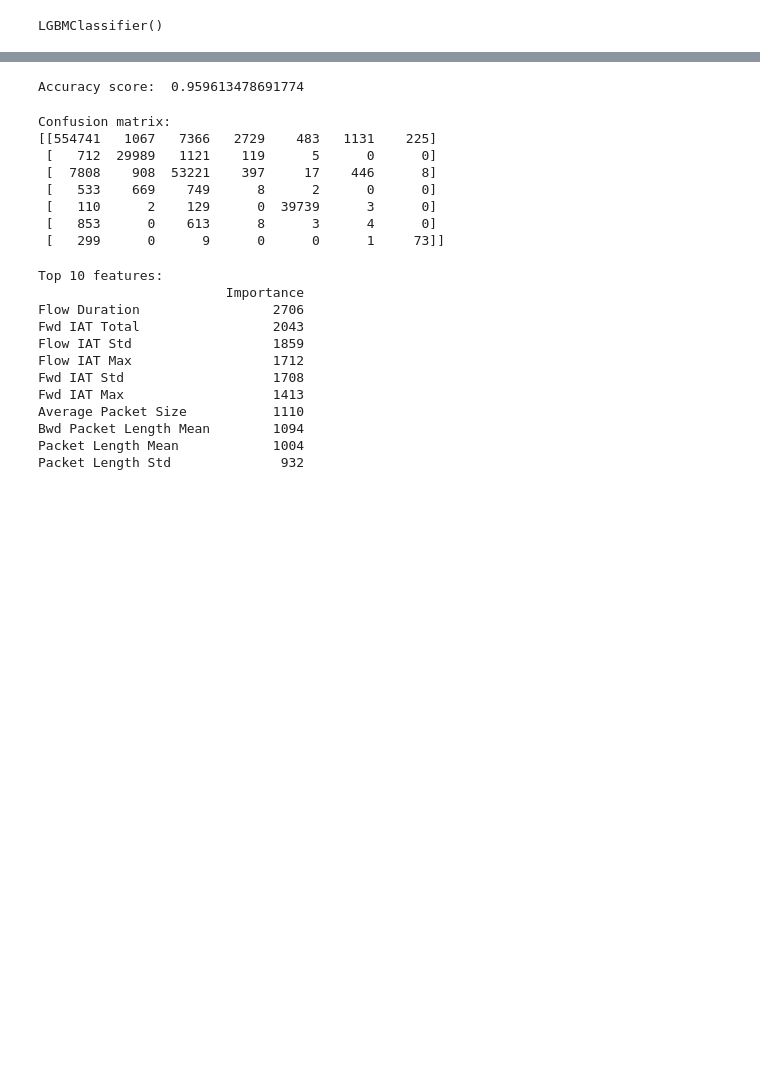
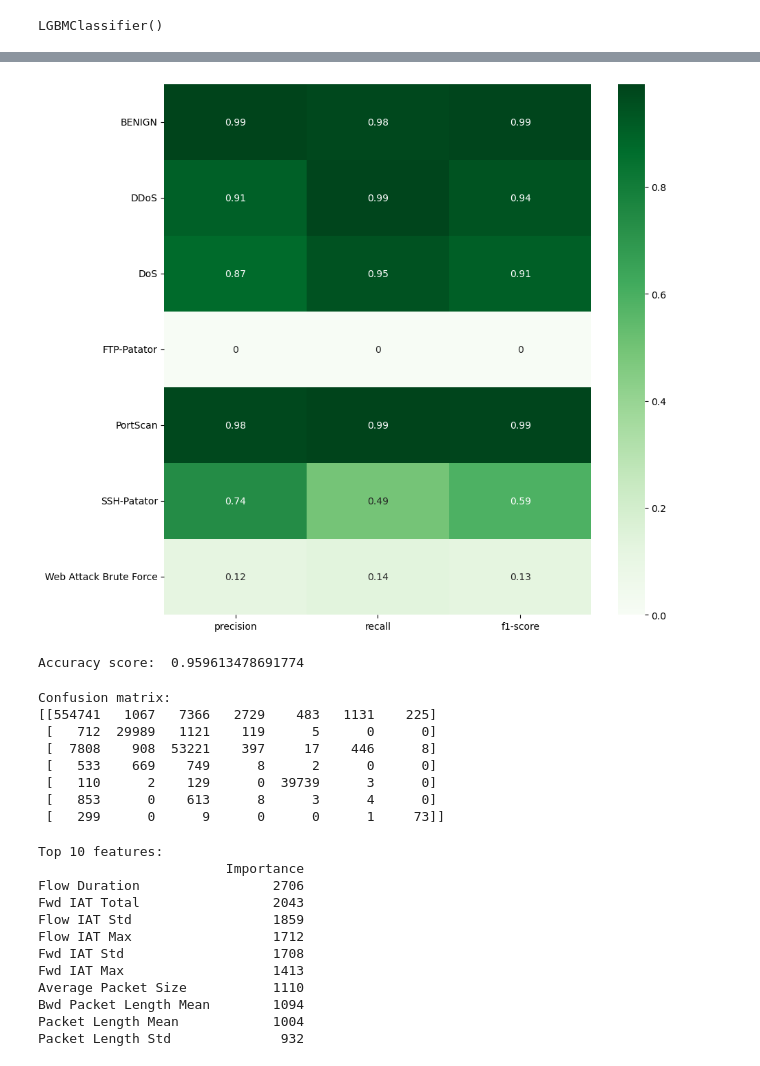
Before and after one commit to theMarlonski/cybersecurity-intrusion-classifier, a Jupyter notebook: notebooks/intrusion-detection-classifier.ipynb, the cells around one changed output, grey strips where cells are left out. Cells and saved outputs as stored; diff of their text form; code cells hidden in the pictures; blank space fills up the shorter version.

```diff
--- a/notebooks/intrusion-detection-classifier.ipynb
+++ b/notebooks/intrusion-detection-classifier.ipynb
@@ -347,3 +365,12 @@ Web Attack Brute Force       0.24      0.19      0.21       382
+# %%
+# plot the classification report without accuracy and macro avg and weighted avg
+import matplotlib.pyplot as plt
+import seaborn as sns
+plt.figure(figsize=(10, 10))
+sns.heatmap(pd.DataFrame(classification_report(y_test, y_pred, target_names=label_mapping.keys(), output_dict=True)).iloc[:-1, :-3].T, annot=True, cmap='Greens')
+plt.show()
+# %% [output]
+[figure, added]
 # %%
 # get accuracy score
 from sklearn.metrics import accuracy_score
```
Also changed, not shown: parts of 7 cells of this notebook.
